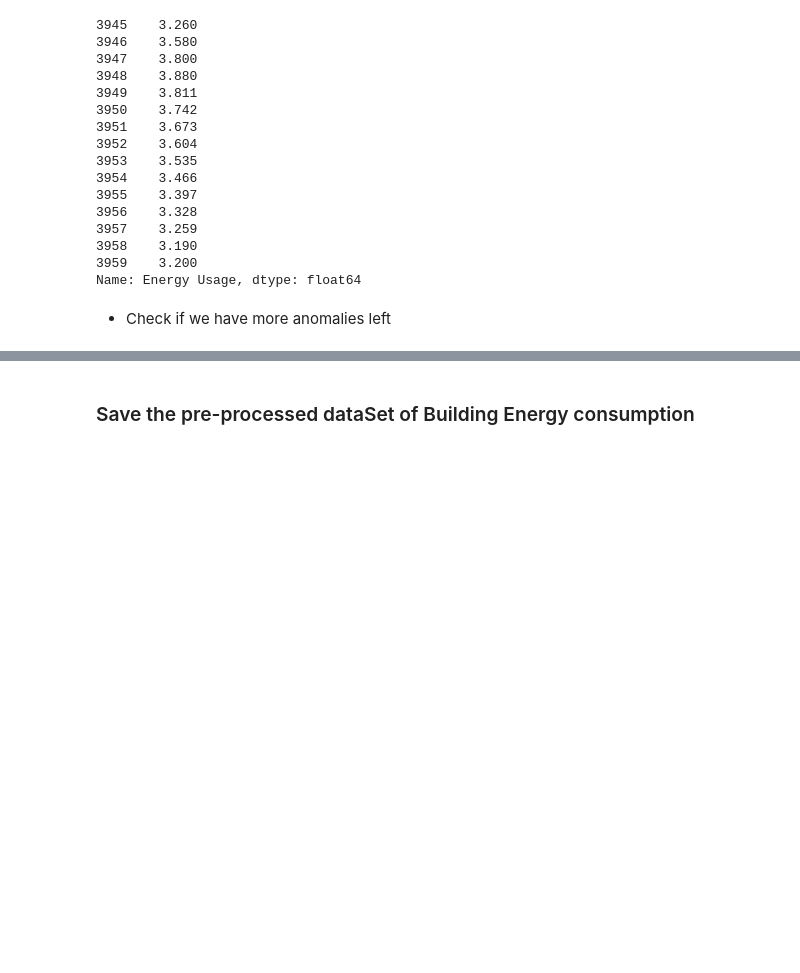
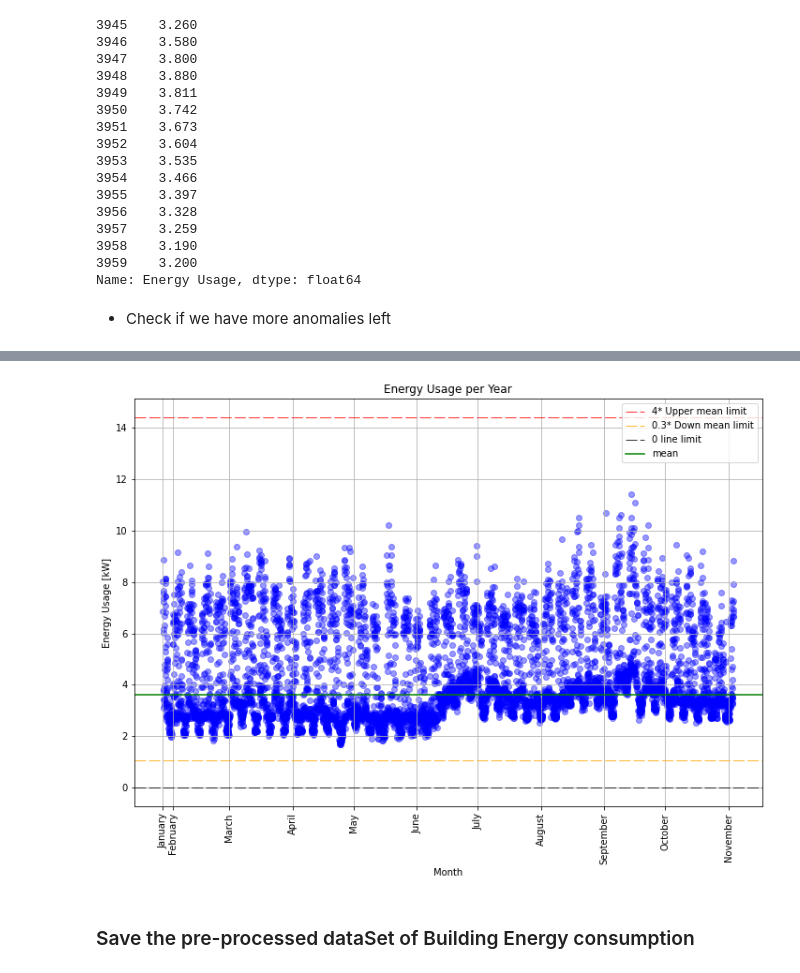
Before and after one commit to matias-dogliani/energybuild, a Jupyter notebook: PreProcess_EnergyConsumption.ipynb, the cells around one changed output, grey strips where cells are left out. Saved outputs shown, nothing was run; the diff lists cells and outputs as text; code cells hidden in the pictures; blank space fills up the shorter version.

```diff
--- a/PreProcess_EnergyConsumption.ipynb
+++ b/PreProcess_EnergyConsumption.ipynb
@@ -349,3 +338,16 @@ Plotday(DataFrame,28,3)
 [figure]
 # %% [markdown]
 ### Finding the anomalies with these fixed rules
+# %%
+median = np.median(DataFrame['Energy Usage'])
+Updes=4
+Dwdes=0.3
+
+anomalies=[]
+
+
+for value in DataFrame["Energy Usage"]:
+    if value <= 0 or value > Updes*median or value < Dwdes*median:
+        anomalies.append(value)
+print("Found: ", len(anomalies))
+print("Outliers Values: ", anomalies)
@@ -365,2 +362,0 @@ def replace_anomalies(data,idx_anomalies,col):
-# %%
-DataFrame= replace_anomalies(DataFrame,idx_anomalies,'Energy Usage')
@@ -372,3 +363,5 @@ See the caveats in the documentation: https://pandas.pydata.org/pandas-docs/stab
+# %%
+DataFrame.replace(anomalies,np.nan,inplace= True)
 # %%
 DataFrame["Energy Usage"][3945:3960]
 # %% [output]
@@ -391,7 +384,7 @@ Name: Energy Usage, dtype: float64
 # %% [markdown]
 * Using the interpolate function
 # %%
-DataFrame.interpolate(method='linear',aixs=1, inplace=True) #or ffil
+DataFrame["Energy Usage"].interpolate(method='linear', inplace=True) #or ffil
 # %%
 DataFrame["Energy Usage"][3945:3960]
 # %% [output]
@@ -423,3 +416,30 @@ plt.grid()
+# %%
+median = np.median(DataFrame['Energy Usage'])
+Updes=4
+Dwdes=0.3
+fig = plt.figure(figsize=(12,8))
+
+
+plt.axhline(y=Updes*median, xmin=0, xmax=1, label = str(Updes) + '* Upper mean limit',
+            linestyle=':',lw=0.8, color='r' , dashes=(15, 4))
+plt.axhline(y=Dwdes*median, xmin=0, xmax=1, label = str(Dwdes)+ '* Down mean limit',
+            linestyle=':',lw=0.8, color='orange', dashes=(15, 4))
+plt.axhline(y=0, xmin=0, xmax=1, label = "0 line limit", linestyle=':',lw=0.8, color='k'
+            ,dashes=(15, 4))
+plt.axhline(y=median, xmin=0, xmax=1, label = "mean", linestyle='-',lw=1.5, color='green')
+
+plt.scatter(DataFrame.index,DataFrame['Energy Usage'],alpha=0.4,color="blue")
+plt.grid()
+plt.title("Energy Usage per Year")
+plt.xlabel('Month')
+plt.ylabel("Energy Usage [kW]")
+plt.xticks([1,112,784,1527,2247,2991,3711,4455,5199,5919,6664,], #the sample (=hour counting)  when the month start
+           ['January','February','March','April',"May","June","July","August","September","October","November"],
+           rotation=90)
+plt.legend()
+plt.savefig("./Imgs/DF_without_anomalies.png",transparent=True)
+# %% [output]
+[figure, added]
 # %% [markdown]
 ### Save the pre-processed dataSet of Building Energy consumption
 # %%
```
Also changed, not shown: parts of 9 cells of this notebook, 5 other files.
